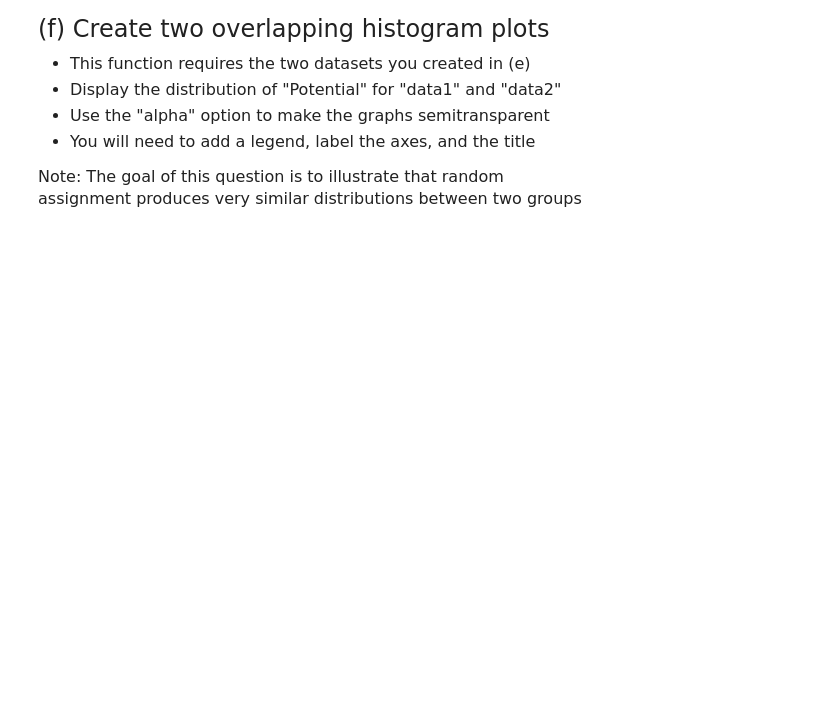
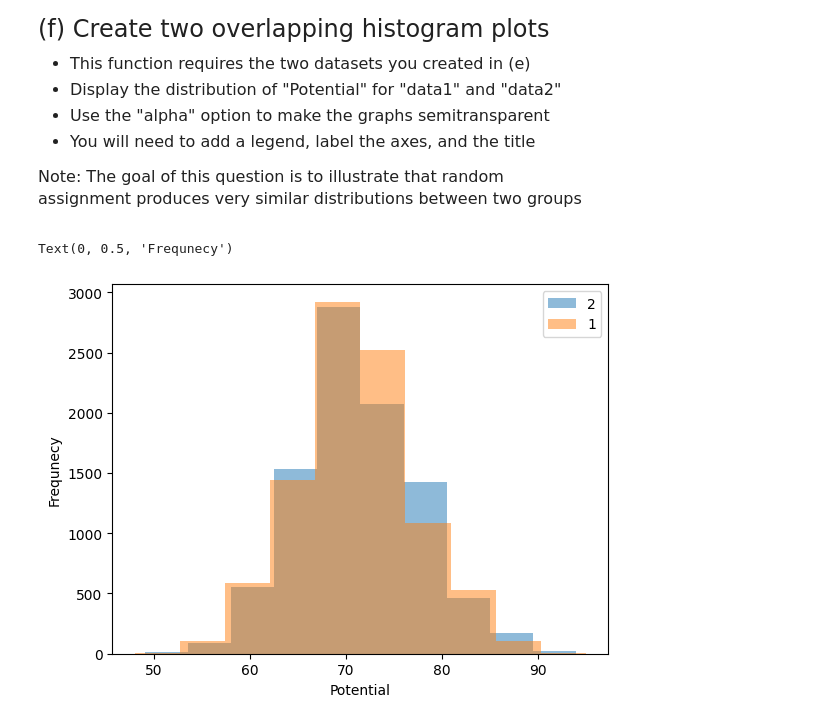
Before and after one commit to MannyBett/EmoryQTM151, a Jupyter notebook: Lecture 12/Quiz 2 - Section 4/Quiz 2 - Section 4.ipynb, the cells around one changed output. Drawn from its saved outputs; the diff is of its cells as text; code cells hidden in the pictures; blank space fills up the shorter version.

```diff
--- a/Lecture 12/Quiz 2 - Section 4/Quiz 2 - Section 4.ipynb
+++ b/Lecture 12/Quiz 2 - Section 4/Quiz 2 - Section 4.ipynb
@@ -192,0 +229,14 @@ store it in a new dataset called "data2"
+# %%
+# Write your own code
+list_status  = [1,2]
+list_prop  = [0.5,0.5]
+n = len(fifa)
+
+fifa["status"] = np.random.choice(list_status,
+                                         size = n,
+                                         p = list_prop)
+
+display(fifa)
+
+data1 = fifa.query('status == 1 ')
+data2 = fifa.query('status == 2 ')
@@ -208,0 +271,14 @@ assignment produces very similar distributions between two groups
+# %%
+# Write your own code
+list_unique_status = pd.unique(fifa["status"])
+
+for category_value in list_unique_status:
+    temporarydataframe = fifa.query("status == @category_value")
+    mat.hist(temporarydataframe["Potential"],alpha = 0.5)
+
+mat.legend(labels = list_unique_status)
+mat.xlabel("Potential")
+mat.ylabel("Frequnecy")
+# %% [output]
+Text(0, 0.5, 'Frequnecy')
+[figure, added]
```
Also changed, not shown: parts of 9 cells of this notebook, 1 other file.
